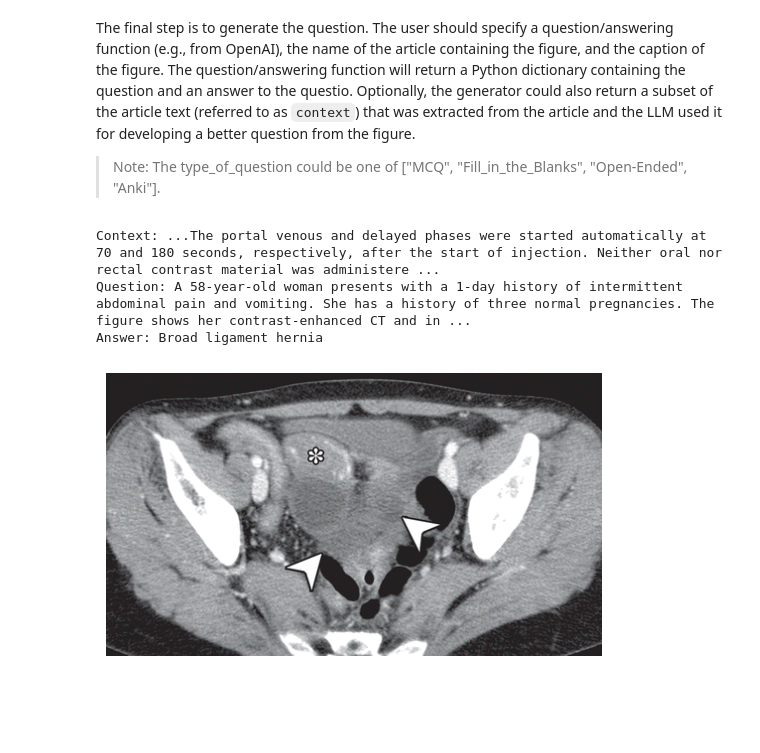
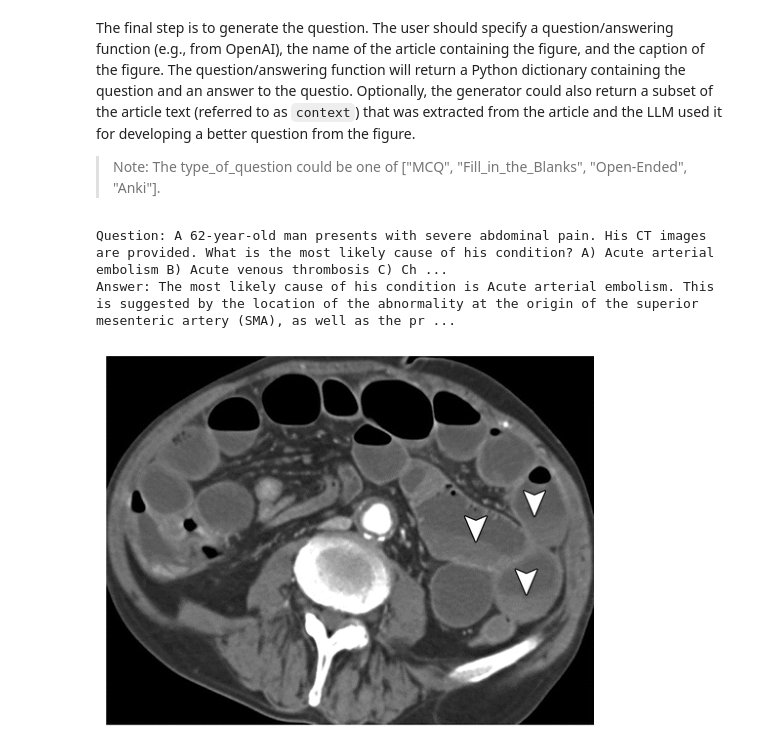
Before and after one commit to PouriaRouzrokh/RadQBLLM, a Jupyter notebook: demo/notebook_demo.ipynb, the cells around one changed output. Saved outputs shown, nothing was run; the diff lists cells and outputs as text; code cells hidden in the pictures; blank space fills up the shorter version.

```diff
--- a/demo/notebook_demo.ipynb
+++ b/demo/notebook_demo.ipynb
@@ -82,22 +78,20 @@ Caption:  Figure 18b.Broad ligament hernia in a 58-year-old woman with a 1-day h
 The final step is to generate the question. The user should specify a question/answering function (e.g., from OpenAI), the name of the article containing the figure, and the caption of the figure. The question/answering function will return a Python dictionary containing the question and an answer to the questio. Optionally, the generator could also return a subset of the article text (referred to as `context`) that was extracted from the article and the LLM used it for developing a better question from the figure.
 > Note: The type_of_question could be one of ["MCQ", "Fill_in_the_Blanks", "Open-Ended", "Anki"].
 # %%
-qa_dict, context = generator.generate_qa(
+qa_dict, *logs = generator.generate_qa(
     qa_fn=openai_qa,
     article_name=article_name,
     caption=caption,
-    type_of_question="Anki",
-    return_context=True,
+    type_of_question="MCQ",
+    complete_return = True,
 )
 
 figure = io.imread(figpath).squeeze()
 plt.imshow(figure)
 plt.axis("off")
-# print(f"Context: {context}") # Uncomment to see the context
 print(f"Question: {qa_dict['question']}")
 print(f"Answer: {qa_dict['answer']}")
 # %% [output]
-Context: ...The portal venous and delayed phases were started automatically at 70 and 180 seconds, respectively, after the start of injection. Neither oral nor rectal contrast material was administere ...
-Question: A 58-year-old woman presents with a 1-day history of intermittent abdominal pain and vomiting. She has a history of three normal pregnancies. The figure shows her contrast-enhanced CT and in ...
-Answer: Broad ligament hernia
+Question: A 62-year-old man presents with severe abdominal pain. His CT images are provided. What is the most likely cause of his condition? A) Acute arterial embolism B) Acute venous thrombosis C) Ch ...
+Answer: The most likely cause of his condition is Acute arterial embolism. This is suggested by the location of the abnormality at the origin of the superior mesenteric artery (SMA), as well as the pr ...
-[figure, old version]
+[figure, new version]
```
Also changed, not shown: parts of 4 cells of this notebook, 5 other files.
